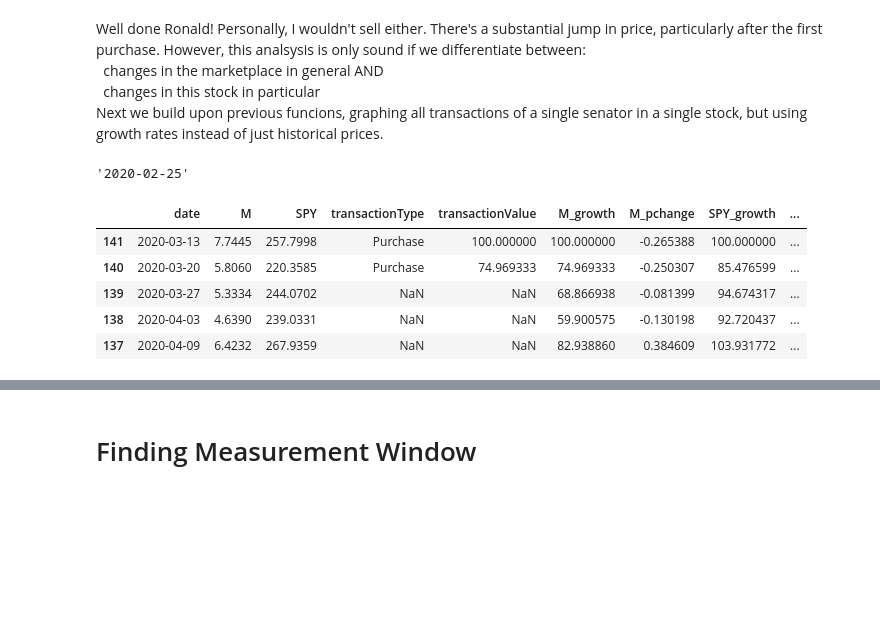
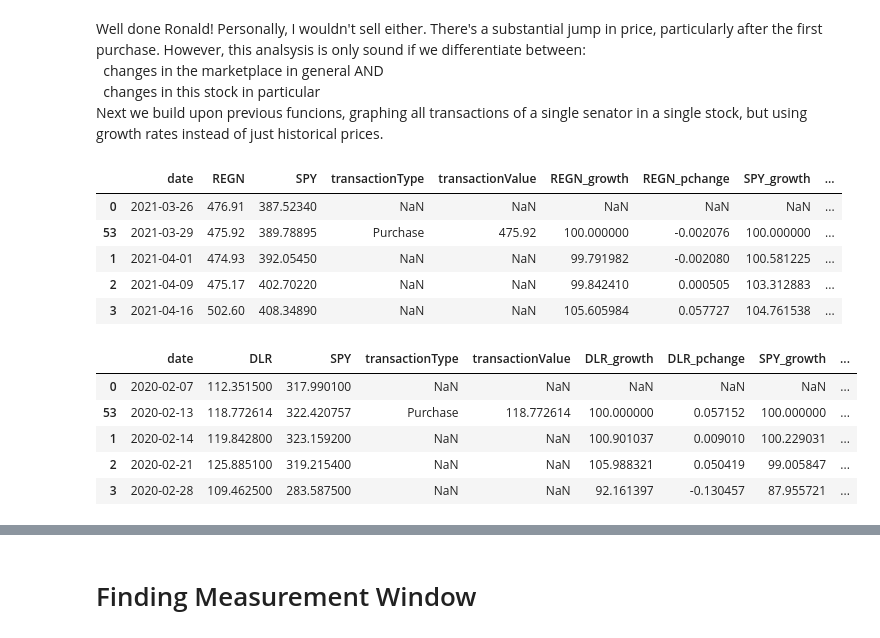
Before and after one commit to MattTheEconomist/Senator-Investments-ETL, a Jupyter notebook: EDA.ipynb, the cells around one changed output, grey strips where cells are left out. Cells and saved outputs as stored; diff of their text form; code cells hidden in the pictures; blank space fills up the shorter version.

```diff
--- a/EDA.ipynb
+++ b/EDA.ipynb
@@ -107,7 +121,9 @@ def reformatDate(transDate):
     listDate  = transDate.split("/")
     return f"{listDate[2]}-{listDate[0]}-{listDate[1]}"
 
-transactions['transaction_date'] = transactions['transaction_date'].apply(lambda row: reformatDate(row))
+# transactions['transaction_date'] = transactions['transaction_date'].apply(lambda row: reformatDate(row))
 
-transactions['transaction_date'].head()
+# transactions['transaction_date'].head()
+
+transactions.head()
 # %% [output]
@@ -557,45 +735,51 @@ Well done Ronald! Personally, I wouldn't sell either. There's a substantial jump
     &nbsp; changes in the marketplace in general AND <br>
     &nbsp; changes in this stock in particular <br>
 Next we build upon previous funcions, graphing all transactions of a single senator in a single stock, but using growth rates instead of just historical prices.
-# %%
-# pd.to_datetime("2020-03-03")+timedelta(weeks=1)
-
-prevWeek = datetime.datetime.strptime("2020-03-03", "%Y-%m-%d") +datetime.timedelta(weeks=-1)
-datetime.datetime.strftime(prevWeek,"%Y-%m-%d")
-# %% [output]
-'2020-02-25'
 # %%
 def historicalGrowthRatesWithTransactions(senatorIdInput, dateInput,tickerInput ):
+
+
 
     #start dataframe a week early so growth rates begin at 1
     prevWeekDate = datetime.datetime.strptime(dateInput, "%Y-%m-%d") +datetime.timedelta(weeks=-1)
     prevWeekString = datetime.datetime.strftime(prevWeekDate,"%Y-%m-%d")
 
-
-    historicalPricesFrame = historicalPricesWithTransaction(senatorIdInput, prevWeekString,tickerInput )
+    historicalPricesFrame = historicalPricesWithTransaction(senatorIdInput, dateInput,tickerInput )
 
     createGrowthColumn(tickerInput, historicalPricesFrame)
     createGrowthColumn('SPY', historicalPricesFrame)
 
-     #remove preceeding week from  dataframe
-
-    historicalPricesFrame=     historicalPricesFrame.iloc[1:, :]
-
     growthColumn = tickerInput+'_growth'
 
-    historicalPricesFrame['transactionValue'] = np.where(historicalPricesFrame['transactionType'].notnull(),\
-         historicalPricesFrame[growthColumn], np.nan)
 
     return historicalPricesFrame
 
 
-temp = historicalGrowthRatesWithTransactions(136,  "2020-03-10", "M"  )
+
+# temp = historicalGrowthRatesWithTransactions(136,  "2020-03-10", "M"  )
+# temp = historicalGrowthRatesWithTransactions(*testParams)
+temp = historicalGrowthRatesWithTransactions(100, '2021-03-29',"REGN")
+
+
+
 temp.head()
 # %% [output]
-|  | date | M | SPY | transactionType | transactionValue | M_growth | M_pchange | SPY_growth | ... |
-| 141 | 2020-03-13 | 7.7445 | 257.7998 | Purchase | 100.000000 | 100.000000 | -0.265388 | 100.000000 | ... |
-| 140 | 2020-03-20 | 5.8060 | 220.3585 | Purchase | 74.969333 | 74.969333 | -0.250307 | 85.476599 | ... |
-| 139 | 2020-03-27 | 5.3334 | 244.0702 | NaN | NaN | 68.866938 | -0.081399 | 94.674317 | ... |
-| 138 | 2020-04-03 | 4.6390 | 239.0331 | NaN | NaN | 59.900575 | -0.130198 | 92.720437 | ... |
-| 137 | 2020-04-09 | 6.4232 | 267.9359 | NaN | NaN | 82.938860 | 0.384609 | 103.931772 | ... |
+|  | date | REGN | SPY | transactionType | transactionValue | REGN_growth | REGN_pchange | SPY_growth | ... |
+| 0 | 2021-03-26 | 476.91 | 387.52340 | NaN | NaN | NaN | NaN | NaN | ... |
+| 53 | 2021-03-29 | 475.92 | 389.78895 | Purchase | 475.92 | 100.000000 | -0.002076 | 100.000000 | ... |
+| 1 | 2021-04-01 | 474.93 | 392.05450 | NaN | NaN | 99.791982 | -0.002080 | 100.581225 | ... |
+| 2 | 2021-04-09 | 475.17 | 402.70220 | NaN | NaN | 99.842410 | 0.000505 | 103.312883 | ... |
+| 3 | 2021-04-16 | 502.60 | 408.34890 | NaN | NaN | 105.605984 | 0.057727 | 104.761538 | ... |
+# %%
+# temp = historicalGrowthRatesWithTransactions(123,  "2020-02-13", "DLR"  )
+temp = historicalGrowthRatesWithTransactions(*testParams )
+
+temp.head()
+# %% [output]
+|  | date | DLR | SPY | transactionType | transactionValue | DLR_growth | DLR_pchange | SPY_growth | ... |
+| 0 | 2020-02-07 | 112.351500 | 317.990100 | NaN | NaN | NaN | NaN | NaN | ... |
+| 53 | 2020-02-13 | 118.772614 | 322.420757 | Purchase | 118.772614 | 100.000000 | 0.057152 | 100.000000 | ... |
+| 1 | 2020-02-14 | 119.842800 | 323.159200 | NaN | NaN | 100.901037 | 0.009010 | 100.229031 | ... |
+| 2 | 2020-02-21 | 125.885100 | 319.215400 | NaN | NaN | 105.988321 | 0.050419 | 99.005847 | ... |
+| 3 | 2020-02-28 | 109.462500 | 283.587500 | NaN | NaN | 92.161397 | -0.130457 | 87.955721 | ... |
 # %%
```
Also changed, not shown: parts of 64 cells of this notebook, 2 other files.
